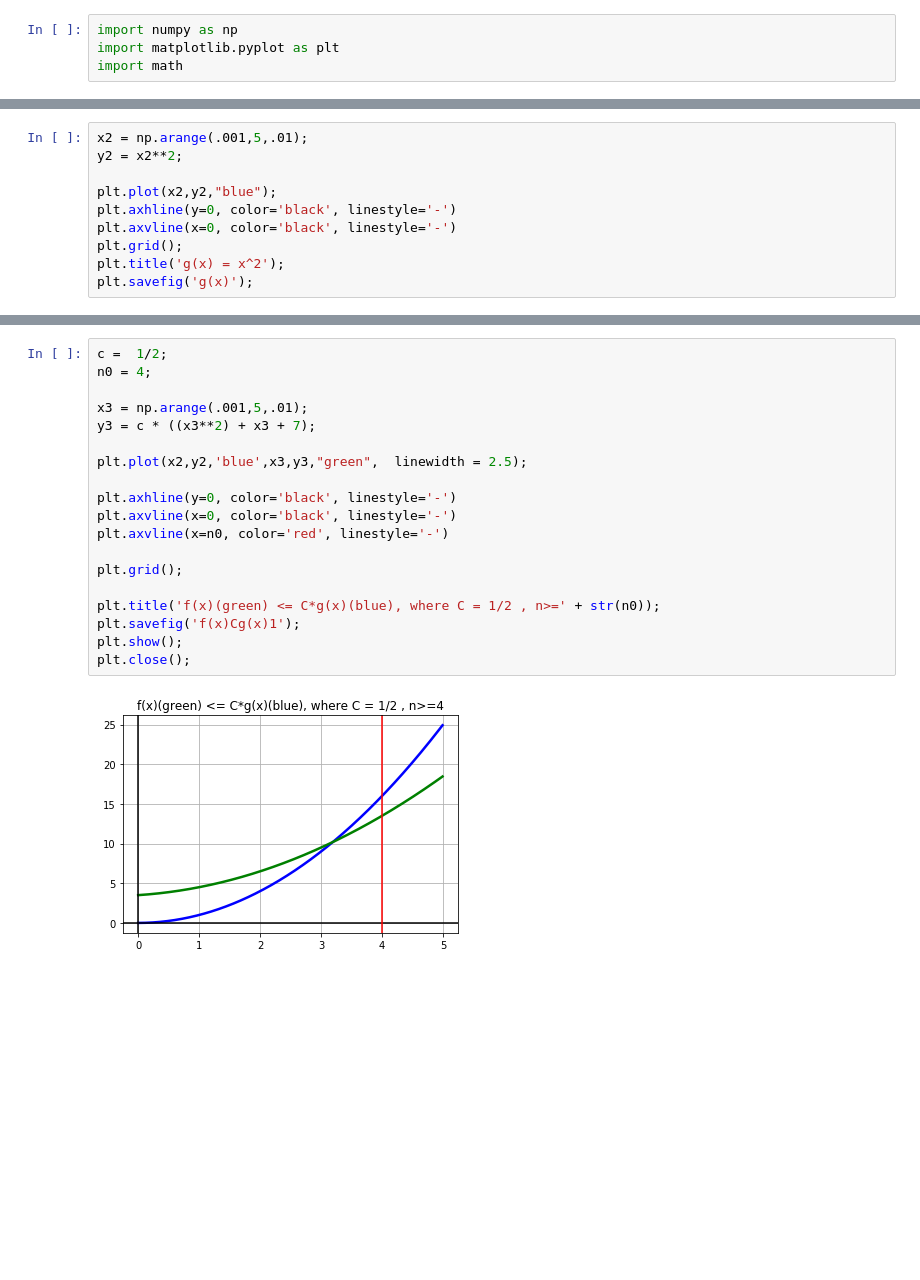
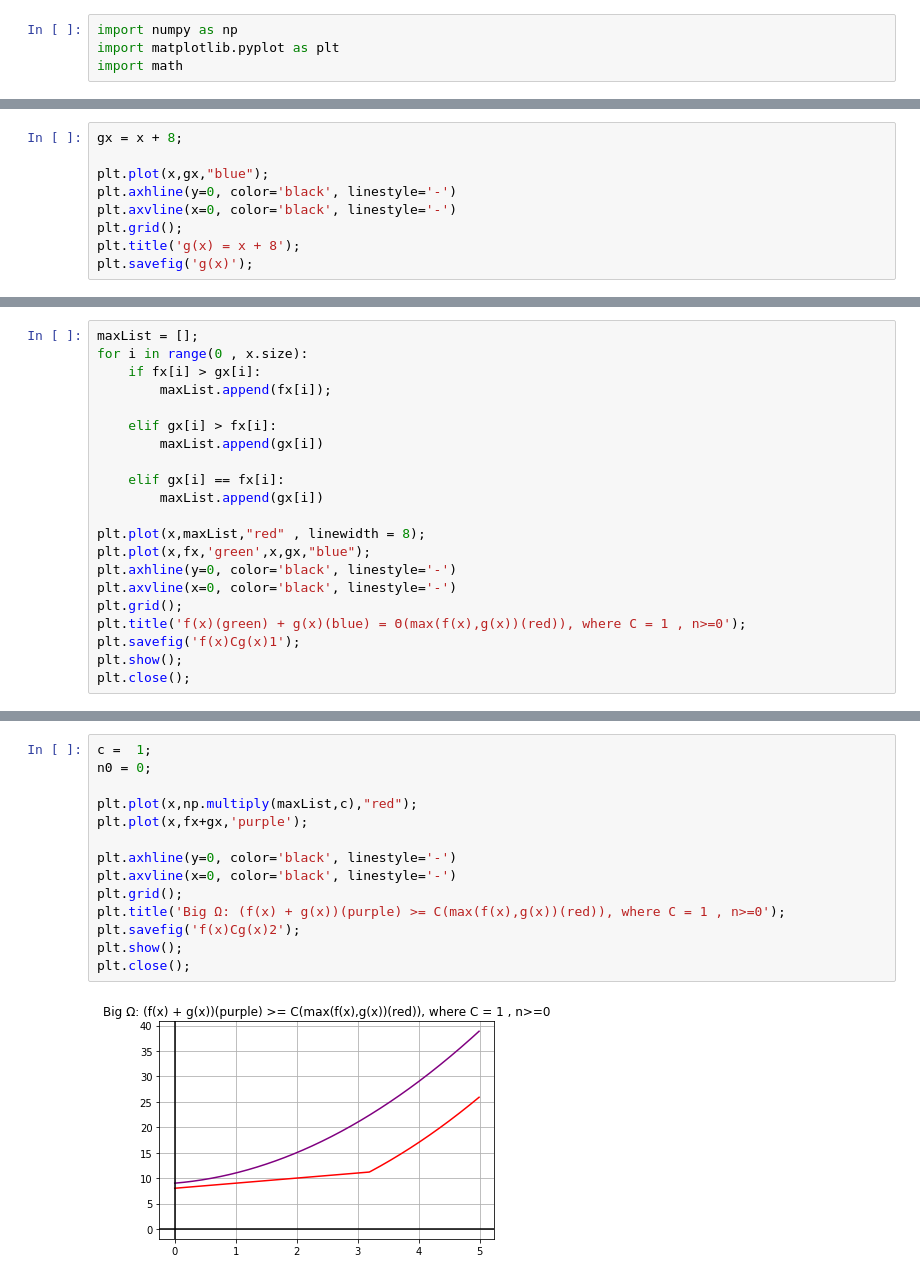
Before and after one commit to Lauro199471/CECS-528, a Jupyter notebook: lab2/lab2.ipynb, the cells around one changed output, grey strips where cells are left out. Saved outputs shown, nothing was run; the diff lists cells and outputs as text; blank space fills up the shorter version.

```diff
--- a/lab2/lab2.ipynb
+++ b/lab2/lab2.ipynb
@@ -17,11 +18,10 @@ plt.savefig('f(x)');
 # %%
-x2 = np.arange(.001,5,.01);
-y2 = x2**2;
+gx = x + 8;
 
-plt.plot(x2,y2,"blue");
+plt.plot(x,gx,"blue");
 plt.axhline(y=0, color='black', linestyle='-')
 plt.axvline(x=0, color='black', linestyle='-')
 plt.grid();
-plt.title('g(x) = x^2');
+plt.title('g(x) = x + 8');
 plt.savefig('g(x)');
 # %% [output]
@@ -38,0 +39,21 @@ plt.savefig('f(x)&g(x)');
+# %%
+maxList = [];
+for i in range(0 , x.size):
+    if fx[i] > gx[i]:
+        maxList.append(fx[i]);
+
+    elif gx[i] > fx[i]:
+        maxList.append(gx[i])
+
+    elif gx[i] == fx[i]:
+        maxList.append(gx[i])
+
+plt.plot(x,maxList,"red" , linewidth = 8);
+plt.plot(x,fx,'green',x,gx,"blue");
+plt.axhline(y=0, color='black', linestyle='-')
+plt.axvline(x=0, color='black', linestyle='-')
+plt.grid();
+plt.title('f(x)(green) + g(x)(blue) = Θ(max(f(x),g(x))(red)), where C = 1 , n>=0');
+plt.savefig('f(x)Cg(x)1');
+plt.show();
+plt.close();
@@ -39,21 +62,16 @@ plt.savefig('f(x)&g(x)');
 # %%
-c =  1/2;
-n0 = 4;
+c =  1;
+n0 = 0;
 
-x3 = np.arange(.001,5,.01);
-y3 = c * ((x3**2) + x3 + 7);
-
-plt.plot(x2,y2,'blue',x3,y3,"green",  linewidth = 2.5);
+plt.plot(x,np.multiply(maxList,c),"red");
+plt.plot(x,fx+gx,'purple');
 
 plt.axhline(y=0, color='black', linestyle='-')
 plt.axvline(x=0, color='black', linestyle='-')
-plt.axvline(x=n0, color='red', linestyle='-')
-
 plt.grid();
-
-plt.title('f(x)(green) <= C*g(x)(blue), where C = 1/2 , n>=' + str(n0));
-plt.savefig('f(x)Cg(x)1');
+plt.title('Big Ω: (f(x) + g(x))(purple) >= C(max(f(x),g(x))(red)), where C = 1 , n>=0');
+plt.savefig('f(x)Cg(x)2');
 plt.show();
 plt.close();
 # %% [output]
-[figure, old version]
+[figure, new version]
```
Also changed, not shown: parts of 6 cells of this notebook, 7 other files.
